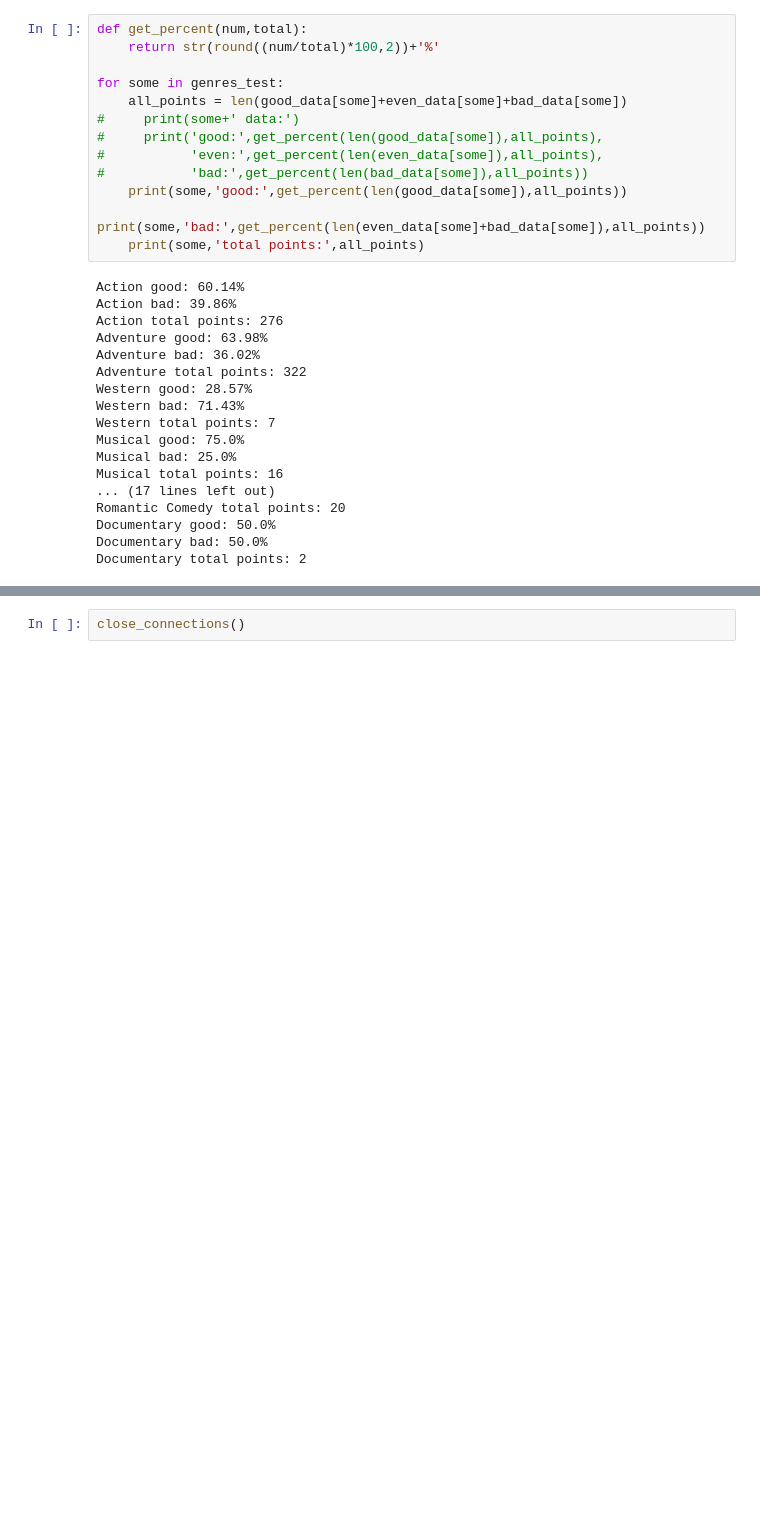
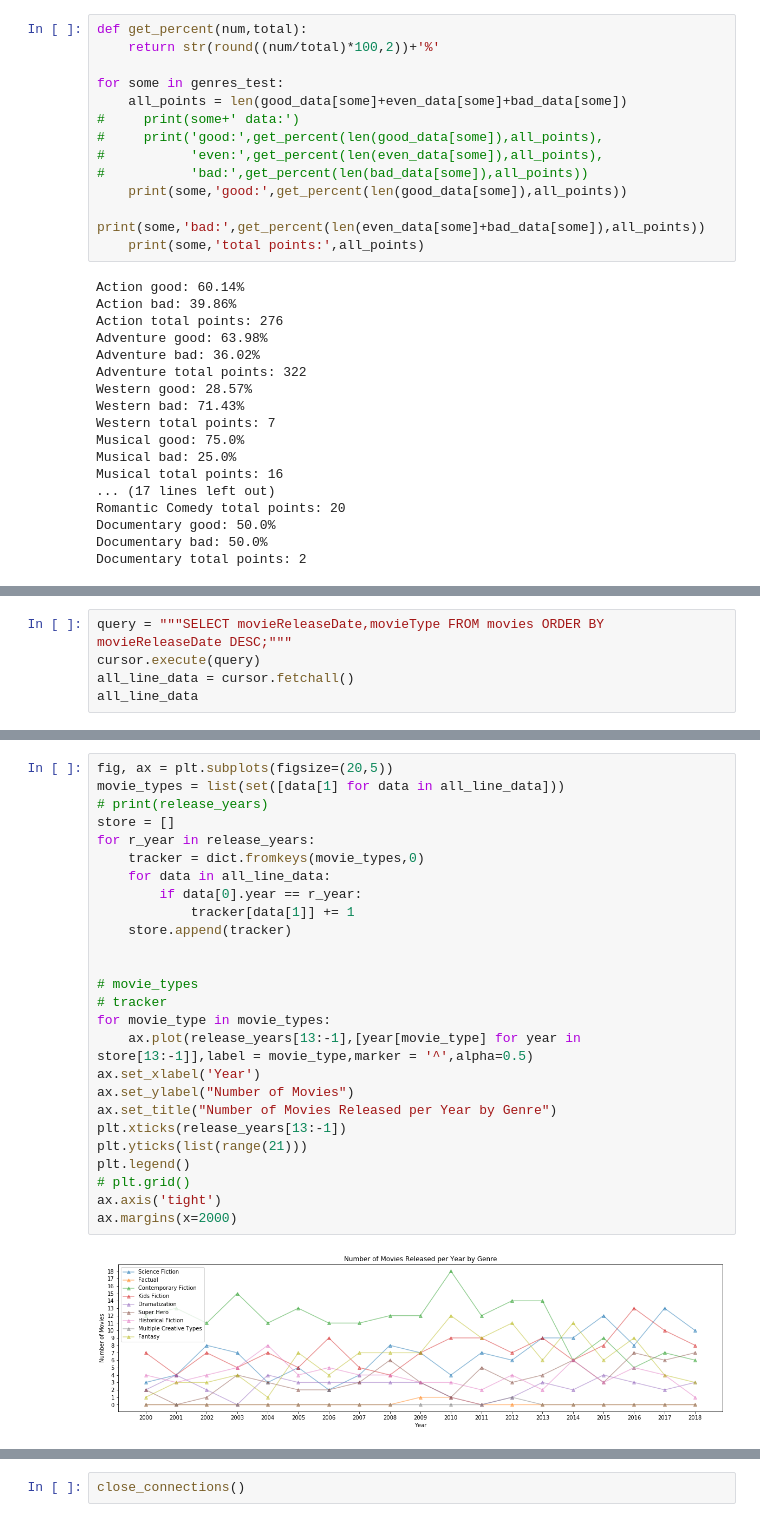
Before and after one commit to haahussain/ETL_and_Data_Analysis_Media_Industry, a Jupyter notebook: movie-graphs-charts.ipynb, the cells around one changed output, grey strips where cells are left out. Cells and saved outputs as stored; diff of their text form; blank space fills up the shorter version.

```diff
--- a/movie-graphs-charts.ipynb
+++ b/movie-graphs-charts.ipynb
@@ -199,0 +167,5 @@ plt.show()
+# %%
+query = """SELECT movieReleaseDate,movieType FROM movies ORDER BY movieReleaseDate DESC;"""
+cursor.execute(query)
+all_line_data = cursor.fetchall()
+all_line_data
@@ -199,0 +190,28 @@ plt.show()
+# %%
+fig, ax = plt.subplots(figsize=(20,5))
+movie_types = list(set([data[1] for data in all_line_data]))
+# print(release_years)
+store = []
+for r_year in release_years:
+    tracker = dict.fromkeys(movie_types,0)
+    for data in all_line_data:
+        if data[0].year == r_year:
+            tracker[data[1]] += 1
+    store.append(tracker)
+
+
+# movie_types
+# tracker
+for movie_type in movie_types:
+    ax.plot(release_years[13:-1],[year[movie_type] for year in store[13:-1]],label = movie_type,marker = '^',alpha=0.5)
+ax.set_xlabel('Year')
+ax.set_ylabel("Number of Movies")
+ax.set_title("Number of Movies Released per Year by Genre")
+plt.xticks(release_years[13:-1])
+plt.yticks(list(range(21)))
+plt.legend()
+# plt.grid()
+ax.axis('tight')
+ax.margins(x=2000)
+# %% [output]
+[figure, added]
```
Also changed, not shown: parts of 6 cells of this notebook.
